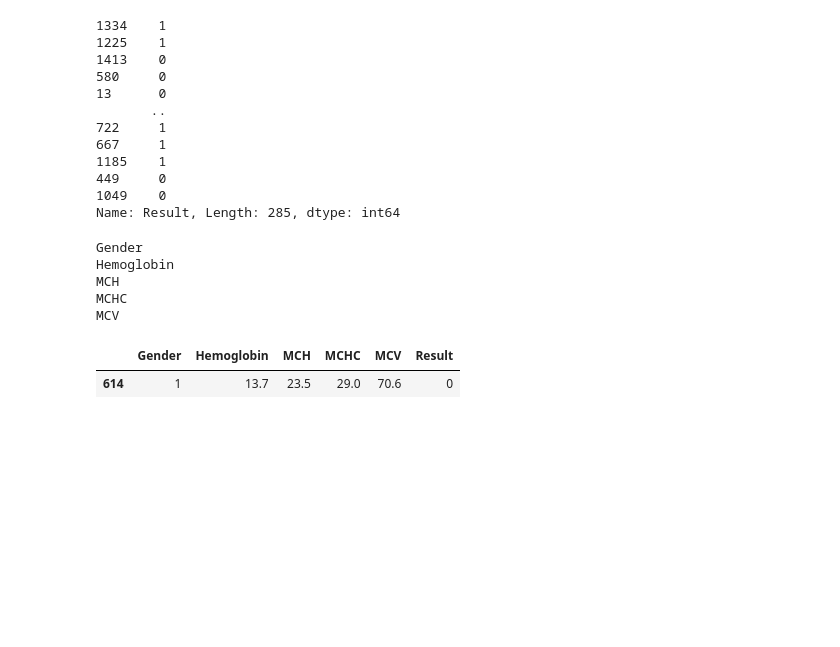
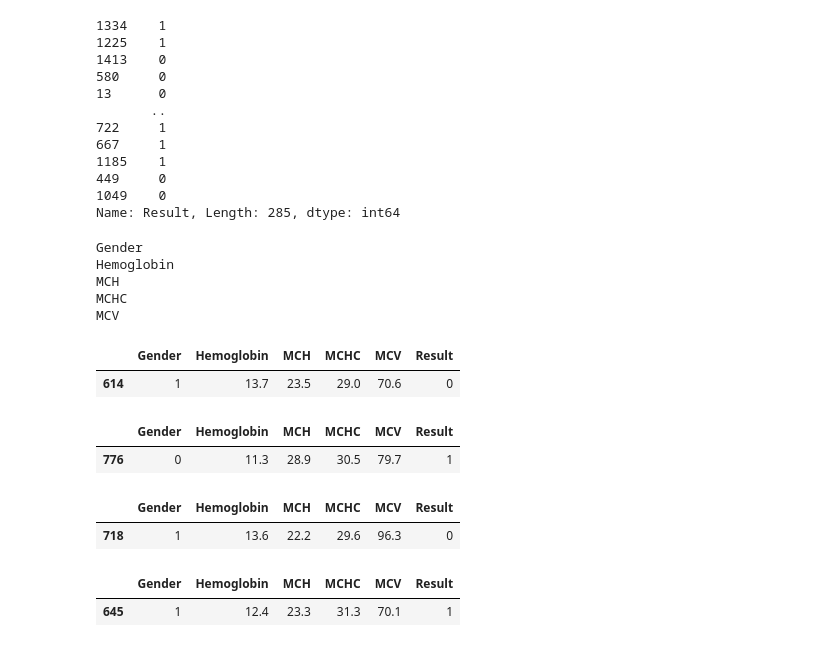
Before and after one commit to kinnu2618/multiple-disease-prediction, a Jupyter notebook: training/anaemia_training.ipynb, the cells around one changed output. Saved outputs shown, nothing was run; the diff lists cells and outputs as text; code cells hidden in the pictures; blank space fills up the shorter version.

```diff
--- a/training/anaemia_training.ipynb
+++ b/training/anaemia_training.ipynb
@@ -235,3 +235,18 @@ anaemia.sample()
 # %% [output]
 |  | Gender | Hemoglobin | MCH | MCHC | MCV | Result |
 | 614 | 1 | 13.7 | 23.5 | 29.0 | 70.6 | 0 |
+# %%
+anaemia.sample()
+# %% [output]
+|  | Gender | Hemoglobin | MCH | MCHC | MCV | Result |
+| 776 | 0 | 11.3 | 28.9 | 30.5 | 79.7 | 1 |
+# %%
+anaemia.sample()
+# %% [output]
+|  | Gender | Hemoglobin | MCH | MCHC | MCV | Result |
+| 718 | 1 | 13.6 | 22.2 | 29.6 | 96.3 | 0 |
+# %%
+anaemia.sample()
+# %% [output]
+|  | Gender | Hemoglobin | MCH | MCHC | MCV | Result |
+| 645 | 1 | 12.4 | 23.3 | 31.3 | 70.1 | 1 |
```
Also changed, not shown: 5 other files.
